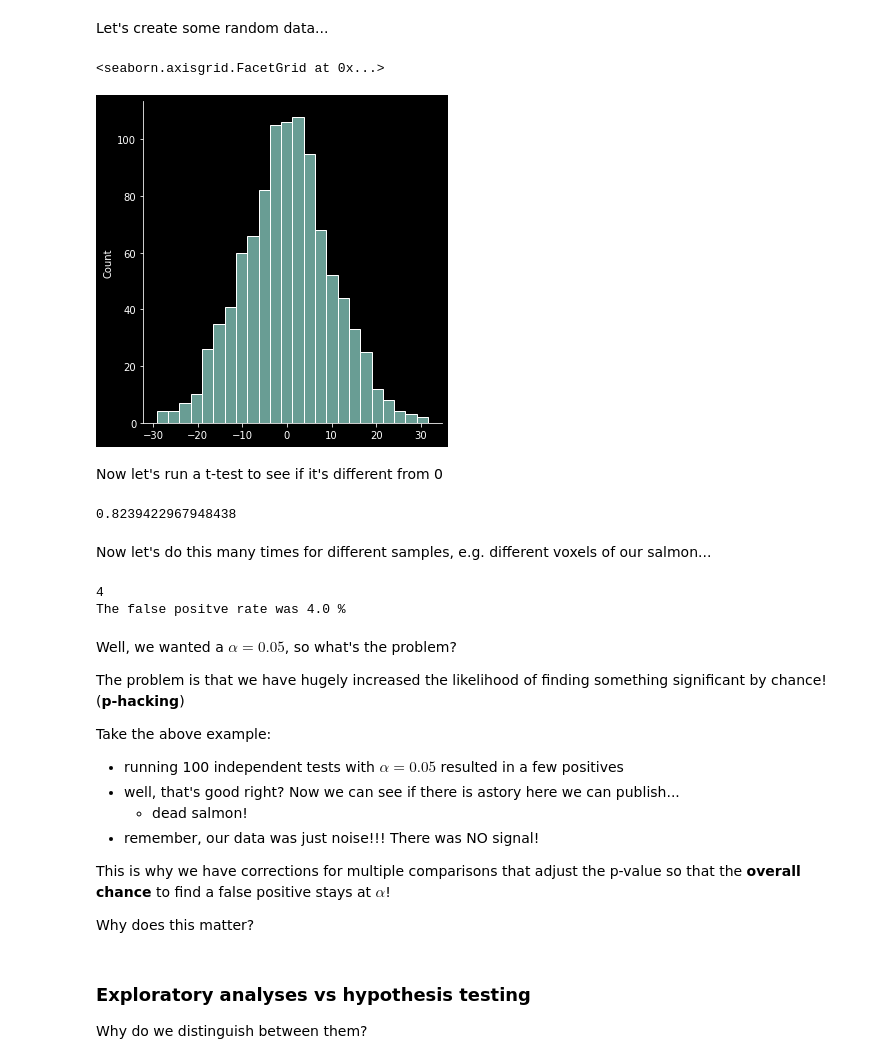
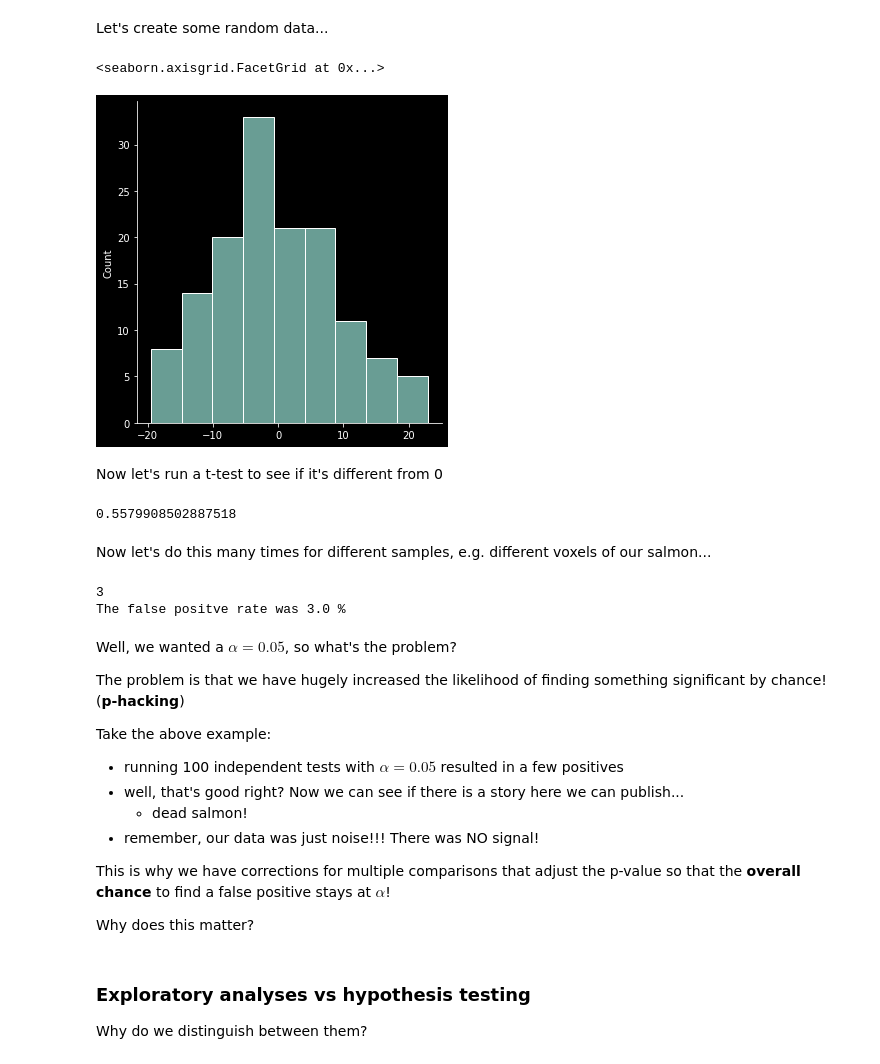
Before and after one commit to BlohmLab/NSCI801-QuantNeuro, a Jupyter notebook: NSCI801_Reproducibility.ipynb, the cells around one changed output. Saved outputs shown, nothing was run; the diff lists cells and outputs as text; code cells hidden in the pictures.

```diff
--- a/NSCI801_Reproducibility.ipynb
+++ b/NSCI801_Reproducibility.ipynb
@@ -46,18 +46,18 @@ plt.style.use('dark_background')
 # %% [markdown]
 Let's create some random data...
 # %%
-rvs = stats.norm.rvs(loc=0, scale=10, size=1000)
+rvs = stats.norm.rvs(loc=0, scale=10, size=140)
 sns.displot(rvs)
 # %% [output]
 <seaborn.axisgrid.FacetGrid at 0x...>
-[figure, old version]
+[figure, new version]
 # %% [markdown]
 Now let's run a t-test to see if it's different from 0
 # %%
 statistic, pvalue = stats.ttest_1samp(rvs, 0)
 print(pvalue)
 # %% [output]
-0.8239422967948438
+0.5579908502887518
 # %% [markdown]
 Now let's do this many times for different samples, e.g. different voxels of our salmon...
 # %%
@@ -78,8 +78,8 @@ N = 100
 counter = t_test_function(0.05, N)
 print("The false positve rate was", counter/N*100, "%")
 # %% [output]
-4
-The false positve rate was 4.0 %
+3
+The false positve rate was 3.0 %
 # %% [markdown]
 Well, we wanted a $\alpha=0.05$, so what's the problem?
 
@@ -87,7 +87,7 @@ The problem is that we have hugely increased the likelihood of finding something
 
 Take the above example:
 * running 100 independent tests with $\alpha=0.05$ resulted in a few positives
-* well, that's good right? Now we can see if there is astory here we can publish...
+* well, that's good right? Now we can see if there is a story here we can publish...
     * dead salmon!
 * remember, our data was just noise!!! There was NO signal!
 
```
Also changed, not shown: parts of 4 cells of this notebook, 1 other file.
